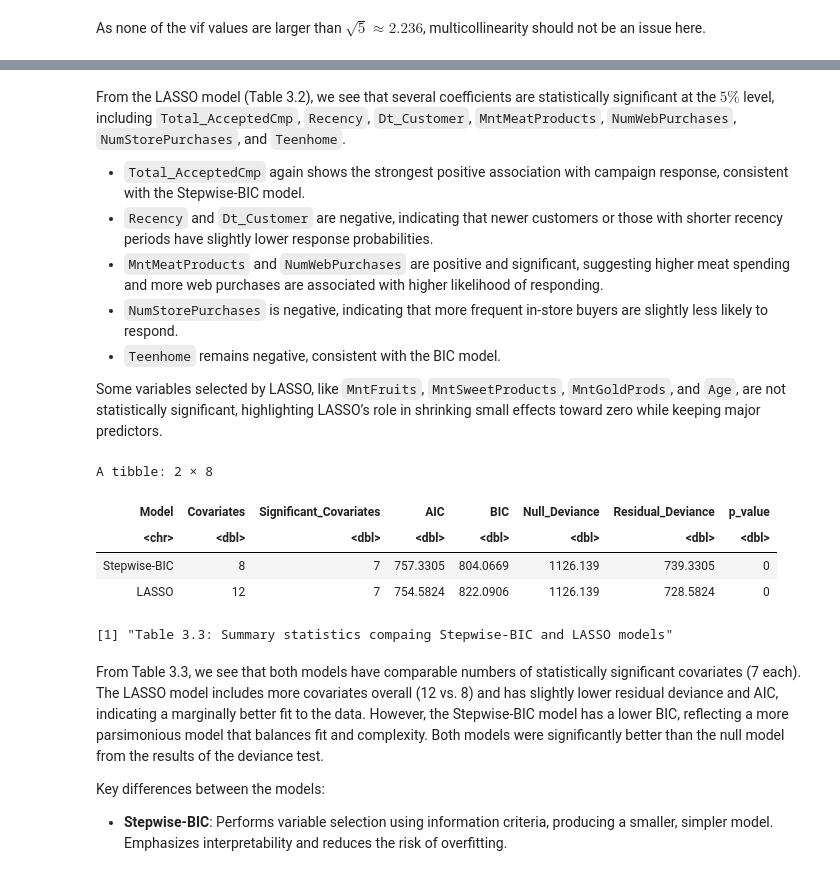
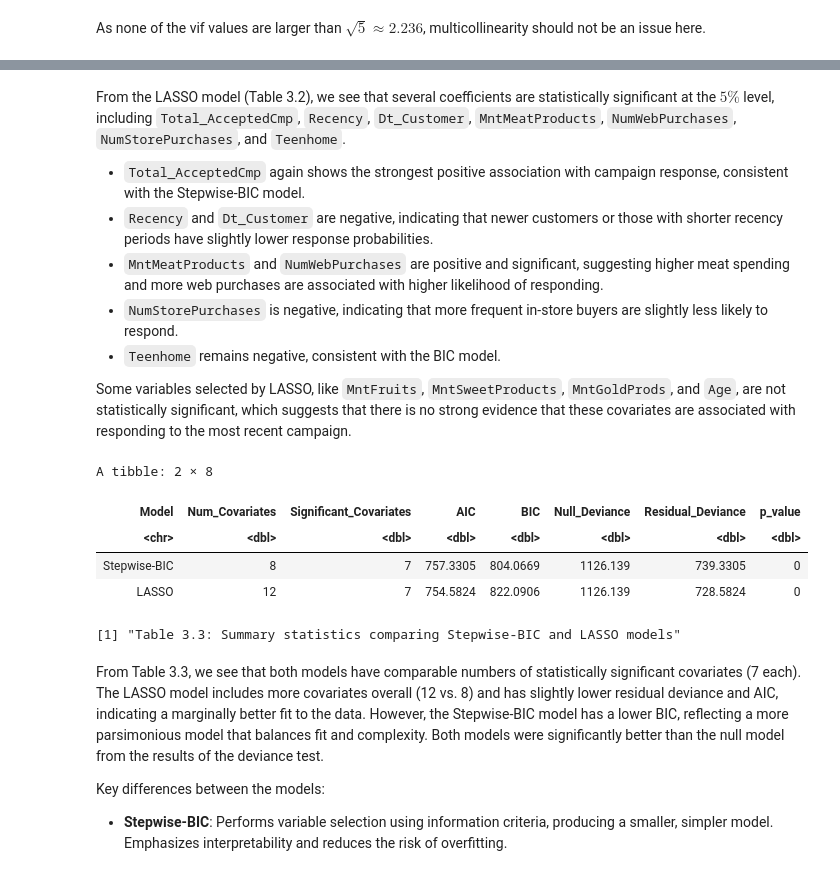
Before and after one commit to nelsonli2323/STAT-301-Project, a Jupyter notebook: Final_Report.ipynb, the cells around one changed output, grey strips where cells are left out. Drawn from its saved outputs; the diff is of its cells as text; code cells hidden in the pictures.

```diff
--- a/Final_Report.ipynb
+++ b/Final_Report.ipynb
@@ -354,9 +354,11 @@ As none of the vif values are larger than $\sqrt{5} \approx 2.236$, multicolline
 inf_BIC_model <- glm(BIC_model$formula, data = inference_set, family = "binomial")
 
 # Stepwise-BIC model results (without intercept)
-BIC_results <- tidy(inf_BIC_model, exponentiate = TRUE)[-1,] %>%
+BIC_results <- tidy(inf_BIC_model, exponentiate = FALSE)[-1,] %>%
+    mutate(exp_estimate = exp(estimate)) %>%
+    dplyr::select(term, estimate, exp_estimate, p.value) %>%
     mutate_if(is.numeric, round, 4)
 
 BIC_results
-print("Table 3.1: Coefficient estimates from the Stepwise-BIC model")
+print("Table 3.1: Coefficient estimates and exponentiated estimates from the Stepwise-BIC model")
 # %% [output]
@@ -420,11 +422,12 @@ Total_AcceptedCmp       1.091545e+00
 We will perform postLASSO by fitting the model on the selected covariates. We will only include covariates if all there levels are selected and remove collinear covariates. Multicollinearity will be checked again using `vif`.
 # %%
 # Fitting the LASSO selected covariates on the inference_set
-inf_LASSO_model <- glm(Response ~ Teenhome + Dt_Customer + Recency + MntFruits + MntMeatProducts +
-                       MntSweetProducts + MntGoldProds + NumDealsPurchases + NumWebPurchases +
-                       NumStorePurchases + Age + Total_AcceptedCmp,
-                       data = inference_set,
-                       family = "binomial")
+inf_LASSO_model <- glm(
+    Response ~ Teenhome + Dt_Customer + Recency + MntFruits + MntMeatProducts + MntSweetProducts + MntGoldProds +
+               NumDealsPurchases + NumWebPurchases + NumStorePurchases + Age + Total_AcceptedCmp,
+    data = inference_set,
+    family = "binomial"
+)
 
 # Checking multicollinearity
 LASSO_vif <- tibble(term = names(vif(inf_LASSO_model)), vif = vif(inf_LASSO_model))
@@ -450,8 +453,10 @@ As none of the vif values are larger than $\sqrt{5} \approx 2.236$, multicolline
 # %%
 # postLASSO model results
 LASSO_results <- tidy(inf_LASSO_model, exponentiate = TRUE)[-1,] %>%
+    mutate(exp_estimate = exp(estimate)) %>%
+    dplyr::select(term, estimate, exp_estimate, p.value) %>%
     mutate_if(is.numeric, round, 4)
 
 LASSO_results
-print("Table 3.2: Coefficient estimates from the LASSO regularized model")
+print("Table 3.2: Coefficient estimates and exponentiated estimates from the LASSO regularized model")
 # %% [output]
@@ -480,7 +485,7 @@ From the LASSO model (Table 3.2), we see that several coefficients are statistic
 - `NumStorePurchases` is negative, indicating that more frequent in-store buyers are slightly less likely to respond.
 - `Teenhome` remains negative, consistent with the BIC model.
 
-Some variables selected by LASSO, like `MntFruits`, `MntSweetProducts`, `MntGoldProds`, and `Age`, are not statistically significant, highlighting LASSO’s role in shrinking small effects toward zero while keeping major predictors.
+Some variables selected by LASSO, like `MntFruits`, `MntSweetProducts`, `MntGoldProds`, and `Age`, are not statistically significant, which suggests that there is no strong evidence that these covariates are associated with responding to the most recent campaign.
 # %%
 # Deviance test
 null_model <- glm(Response ~ 1, data = inference_set, family = "binomial")
@@ -490,41 +495,42 @@ p_value <- function(model) {
 }
 
 # Stepwise-BIC summary
 bic_summary <- tibble(
     Model = "Stepwise-BIC",
-    Covariates = nrow(BIC_results),
+    Num_Covariates = nrow(BIC_results),
     Significant_Covariates = sum(BIC_results$p.value < 0.05),
     AIC = AIC(inf_BIC_model),
     BIC = BIC(inf_BIC_model),
     Null_Deviance = inf_BIC_model$null.deviance,
     Residual_Deviance = inf_BIC_model$deviance,
     p_value = p_value(inf_BIC_model),
 )
 
 # LASSO summary
 lasso_summary <- tibble(
     Model = "LASSO",
-    Covariates = nrow(LASSO_results),
+    Num_Covariates = nrow(LASSO_results),
     Significant_Covariates = sum(LASSO_results$p.value < 0.05),
     AIC = AIC(inf_LASSO_model),
     BIC = BIC(inf_LASSO_model),
     Null_Deviance = inf_LASSO_model$null.deviance,
     Residual_Deviance = inf_LASSO_model$deviance,
     p_value = p_value(inf_LASSO_model),
 )
 
 # Comparison Table
 model_comparison <- bind_rows(bic_summary, lasso_summary) %>%
     mutate_if(is.numeric, round, 4)
+
 model_comparison
-print("Table 3.3: Summary statistics compaing Stepwise-BIC and LASSO models")
+print("Table 3.3: Summary statistics comparing Stepwise-BIC and LASSO models")
 # %% [output]
 A tibble: 2 × 8
-| Model | Covariates | Significant_Covariates | AIC | BIC | Null_Deviance | Residual_Deviance | p_value |
+| Model | Num_Covariates | Significant_Covariates | AIC | BIC | Null_Deviance | Residual_Deviance | p_value |
 | <chr> | <dbl> | <dbl> | <dbl> | <dbl> | <dbl> | <dbl> | <dbl> |
 | Stepwise-BIC | 8 | 7 | 757.3305 | 804.0669 | 1126.139 | 739.3305 | 0 |
 | LASSO | 12 | 7 | 754.5824 | 822.0906 | 1126.139 | 728.5824 | 0 |
-[1] "Table 3.3: Summary statistics compaing Stepwise-BIC and LASSO models"
+[1] "Table 3.3: Summary statistics comparing Stepwise-BIC and LASSO models"
 # %% [markdown]
 From Table 3.3, we see that both models have comparable numbers of statistically significant covariates (7 each). The LASSO model includes more covariates overall (12 vs. 8) and has slightly lower residual deviance and AIC, indicating a marginally better fit to the data. However, the Stepwise-BIC model has a lower BIC, reflecting a more parsimonious model that balances fit and complexity. Both models were significantly better than the null model from the results of the deviance test.
 
```
Also changed, not shown: parts of 3 cells of this notebook.
